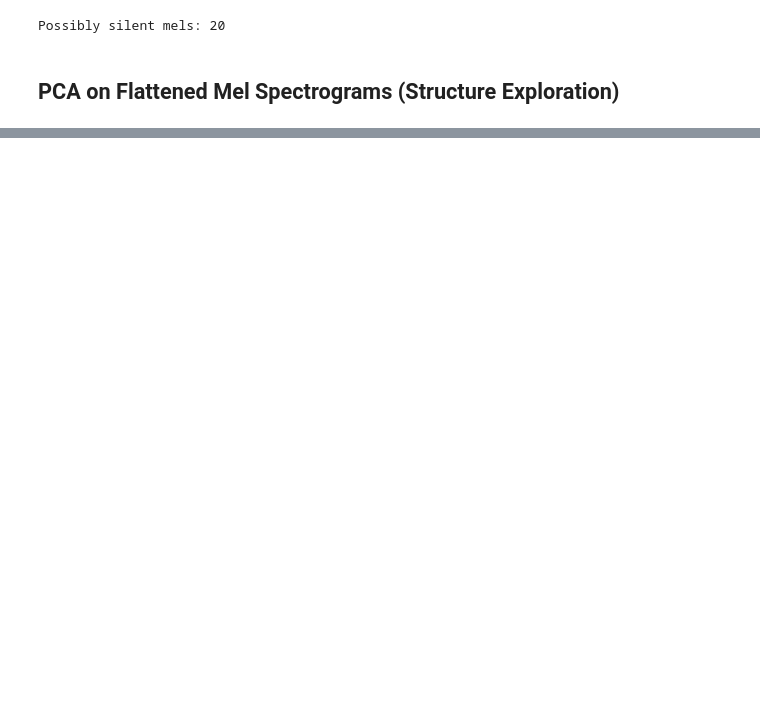
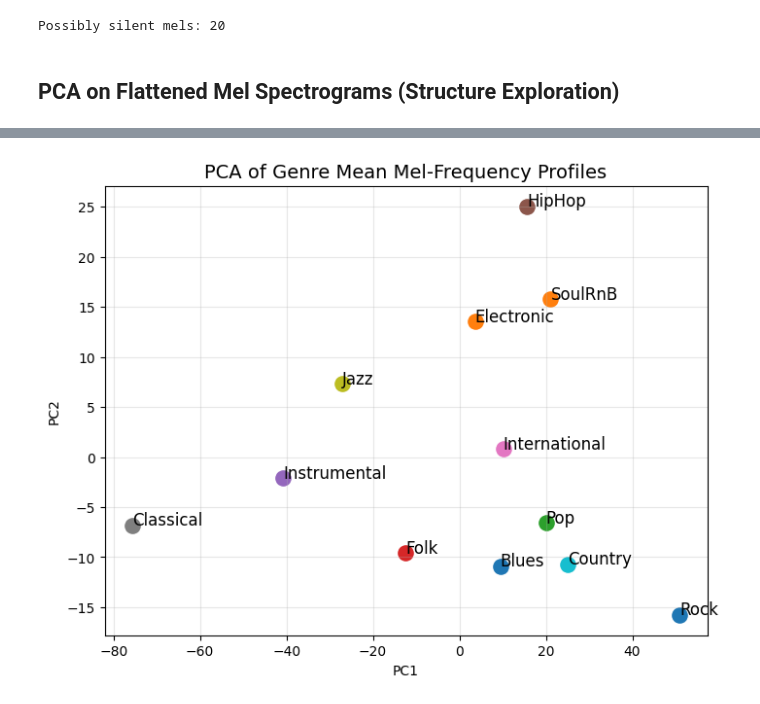
Before and after one commit to alexanderpseibel/deep-learning-music-classification, a Jupyter notebook: notebooks/07_fma_MEL_Spectrograms_EDA.ipynb, the cells around one changed output, grey strips where cells are left out. Drawn from its saved outputs; the diff is of its cells as text; code cells hidden in the pictures; blank space fills up the shorter version.

```diff
--- a/notebooks/07_fma_MEL_Spectrograms_EDA.ipynb
+++ b/notebooks/07_fma_MEL_Spectrograms_EDA.ipynb
@@ -264,0 +396,26 @@ plt.show()
+# %%
+## PCA on Genre Profiles
+from sklearn.decomposition import PCA
+
+# Prepare data
+genres = selected_genres
+profile_matrix = np.vstack([genre_profiles[g] for g in genres])  # (12 × 128)
+
+# Fit PCA
+pca = PCA(n_components=2)
+profiles_2d = pca.fit_transform(profile_matrix)
+
+# Plot
+plt.figure(figsize=(8, 6))
+for i, g in enumerate(genres):
+    x, y = profiles_2d[i]
+    plt.scatter(x, y, s=120)
+    plt.text(x + 0.01, y + 0.01, g, fontsize=12)
+
+plt.title("PCA of Genre Mean Mel-Frequency Profiles", fontsize=14)
+plt.xlabel("PC1")
+plt.ylabel("PC2")
+plt.grid(alpha=0.3)
+plt.show()
+# %% [output]
+[figure, added]
```
Also changed, not shown: parts of 13 cells of this notebook, 2 other files.
